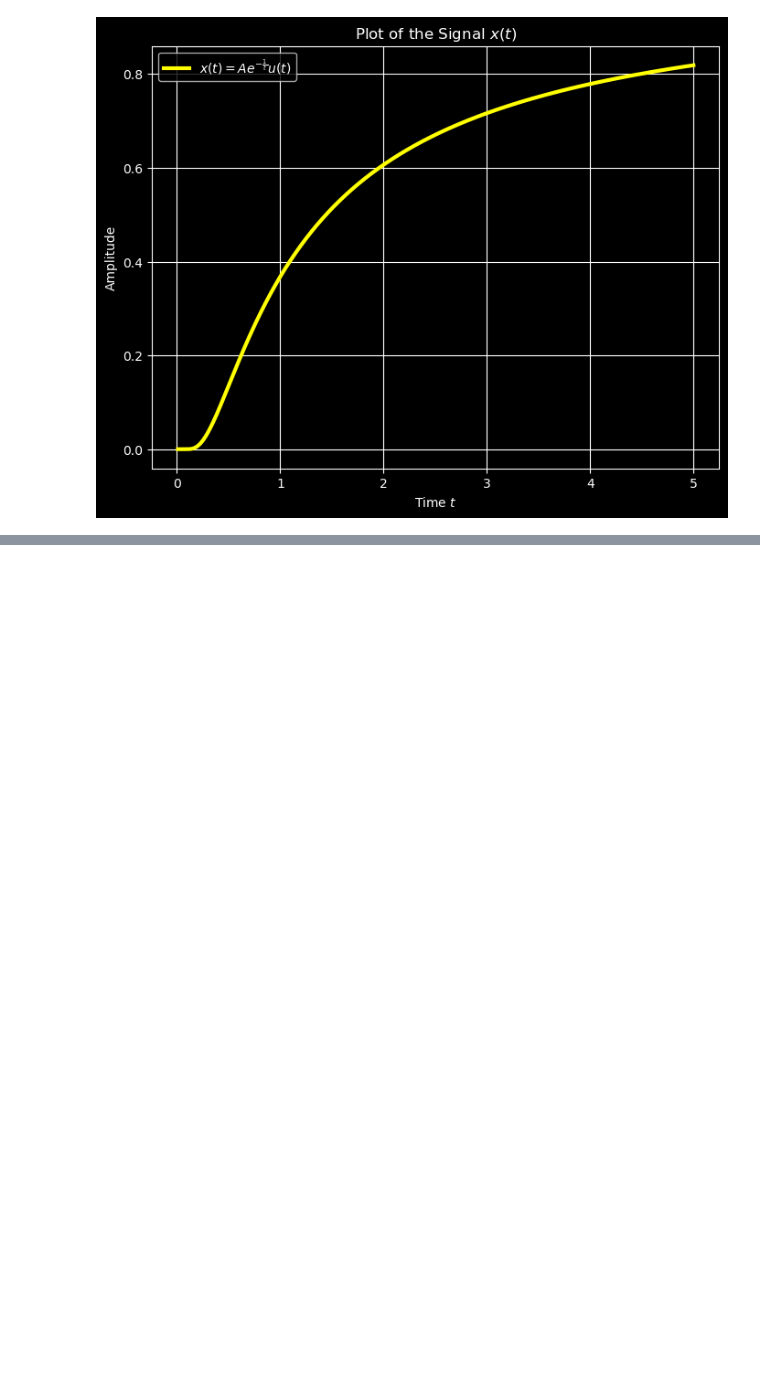
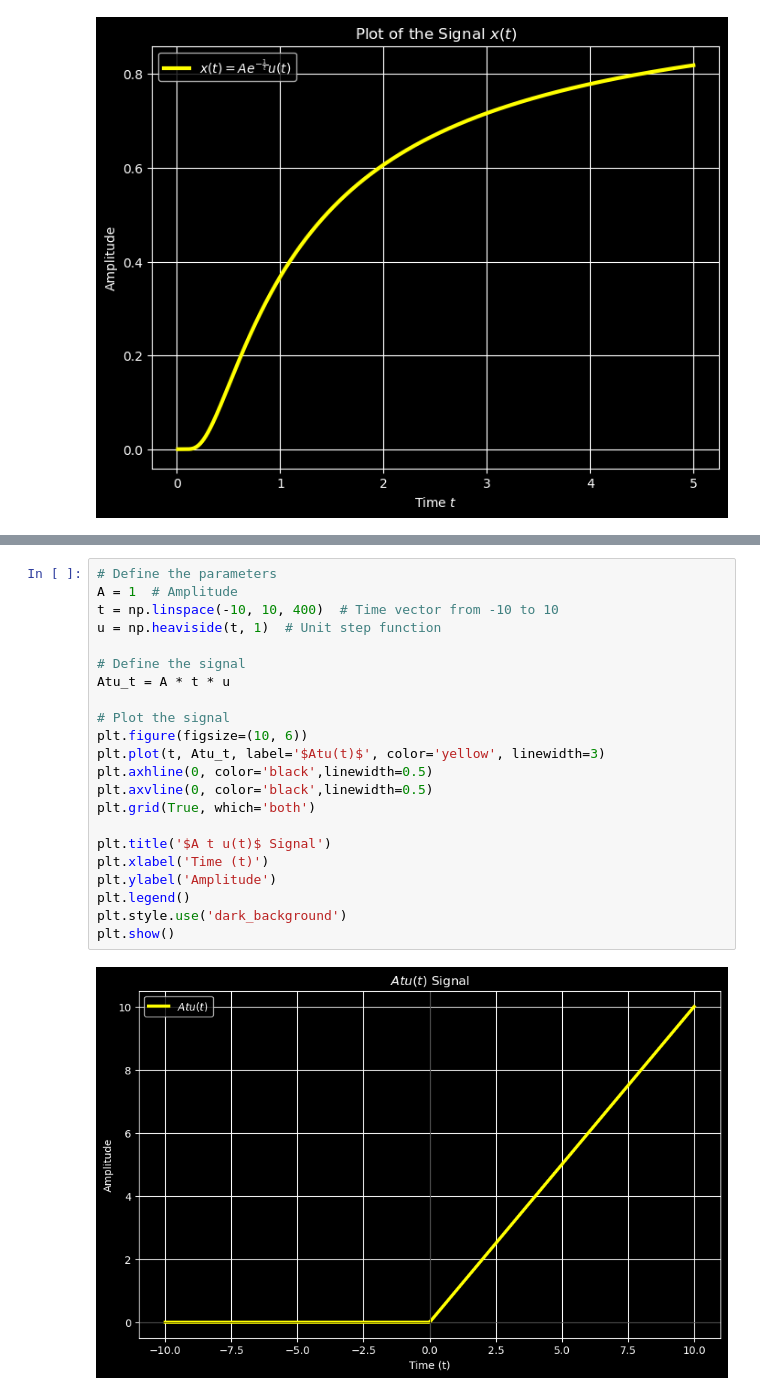
Before and after one commit to KhoshfekrMH/Dr.Ghasemian-s-Signal-Processing-Signal-Plots-with-Jupyter, a Jupyter notebook: Chapter-3/Power and Energy signals/Power and Energy signals-slide3.ipynb, the cells around one changed output, grey strips where cells are left out. Drawn from its saved outputs; the diff is of its cells as text; blank space fills up the shorter version.

Commit message:
update energy and power signal

```diff
--- a/Chapter-3/Power and Energy signals/Power and Energy signals-slide3.ipynb
+++ b/Chapter-3/Power and Energy signals/Power and Energy signals-slide3.ipynb
@@ -105,0 +180,24 @@ plt.show()
+# %%
+# Define the parameters
+A = 1  # Amplitude
+t = np.linspace(-10, 10, 400)  # Time vector from -10 to 10
+u = np.heaviside(t, 1)  # Unit step function
+
+# Define the signal
+Atu_t = A * t * u
+
+# Plot the signal
+plt.figure(figsize=(10, 6))
+plt.plot(t, Atu_t, label='$Atu(t)$', color='yellow', linewidth=3)
+plt.axhline(0, color='black',linewidth=0.5)
+plt.axvline(0, color='black',linewidth=0.5)
+plt.grid(True, which='both')
+
+plt.title('$A t u(t)$ Signal')
+plt.xlabel('Time (t)')
+plt.ylabel('Amplitude')
+plt.legend()
+plt.style.use('dark_background')
+plt.show()
+# %% [output]
+[figure, added]
```
Also changed, not shown: parts of 1 cell of this notebook.
